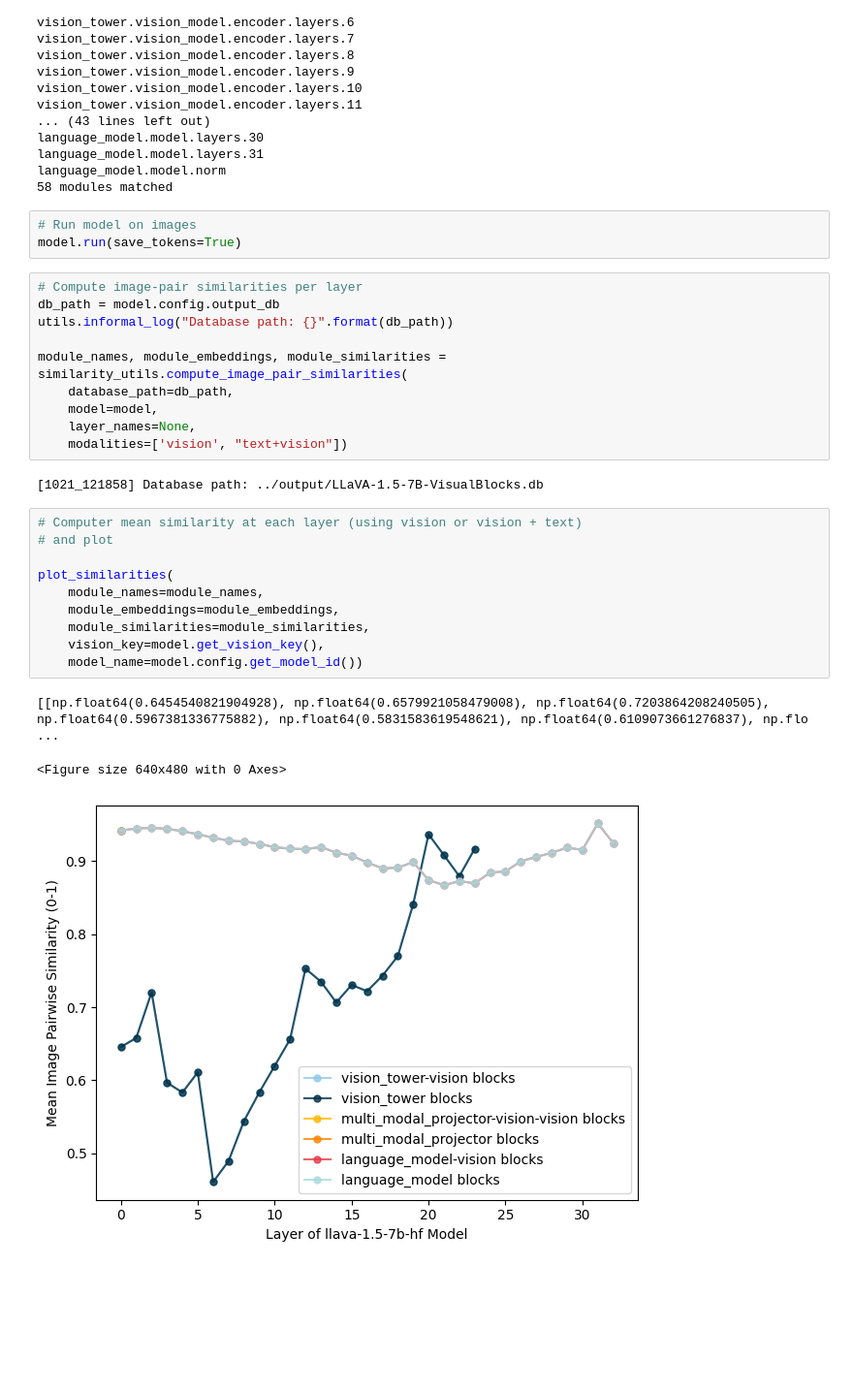
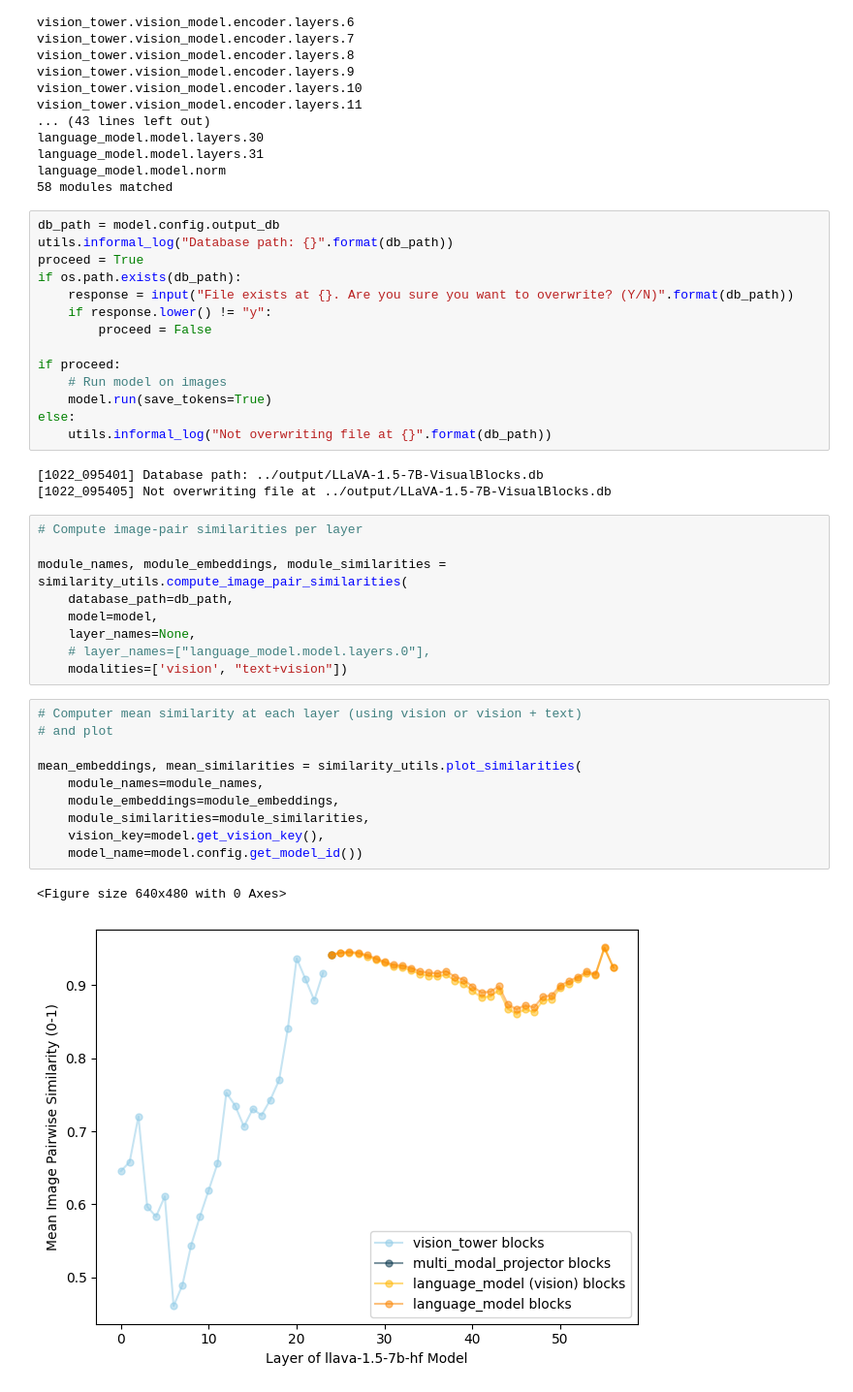
Before and after one commit to allisonchen23/vlm-lens, a Jupyter notebook: notebooks/track_mean_sims_across_layers.ipynb, the cells around one changed output. Shown at 97% size. Cells and saved outputs as stored; diff of their text form; blank space fills up the shorter version.

Commit message:
finished code to get image-pair similarities across layers

```diff
--- a/notebooks/track_mean_sims_across_layers.ipynb
+++ b/notebooks/track_mean_sims_across_layers.ipynb
@@ -139,31 +78,41 @@ language_model.model.layers.31
 language_model.model.norm
 58 modules matched
 # %%
-# Run model on images
-model.run(save_tokens=True)
+db_path = model.config.output_db
+utils.informal_log("Database path: {}".format(db_path))
+proceed = True
+if os.path.exists(db_path):
+    response = input("File exists at {}. Are you sure you want to overwrite? (Y/N)".format(db_path))
+    if response.lower() != "y":
+        proceed = False
+
+if proceed:
+    # Run model on images
+    model.run(save_tokens=True)
+else:
+    utils.informal_log("Not overwriting file at {}".format(db_path))
+# %% [output]
+[1022_095401] Database path: ../output/LLaVA-1.5-7B-VisualBlocks.db
+[1022_095405] Not overwriting file at ../output/LLaVA-1.5-7B-VisualBlocks.db
 # %%
 # Compute image-pair similarities per layer
-db_path = model.config.output_db
-utils.informal_log("Database path: {}".format(db_path))
 
 module_names, module_embeddings, module_similarities = similarity_utils.compute_image_pair_similarities(
     database_path=db_path,
     model=model,
     layer_names=None,
+    # layer_names=["language_model.model.layers.0"],
     modalities=['vision', "text+vision"])
-# %% [output]
-[1021_121858] Database path: ../output/LLaVA-1.5-7B-VisualBlocks.db
 # %%
 # Computer mean similarity at each layer (using vision or vision + text)
 # and plot
 
-plot_similarities(
+mean_embeddings, mean_similarities = similarity_utils.plot_similarities(
     module_names=module_names,
     module_embeddings=module_embeddings,
     module_similarities=module_similarities,
     vision_key=model.get_vision_key(),
     model_name=model.config.get_model_id())
 # %% [output]
-[[np.float64(0.6454540821904928), np.float64(0.6579921058479008), np.float64(0.7203864208240505), np.float64(0.5967381336775882), np.float64(0.5831583619548621), np.float64(0.6109073661276837), np.flo ...
+<Figure size 640x480 with 0 Axes>
-<Figure size 640x480 with 0 Axes>
-[figure, old version]
+[figure, new version]
```
Also changed, not shown: parts of 6 cells of this notebook, 5 other files.
